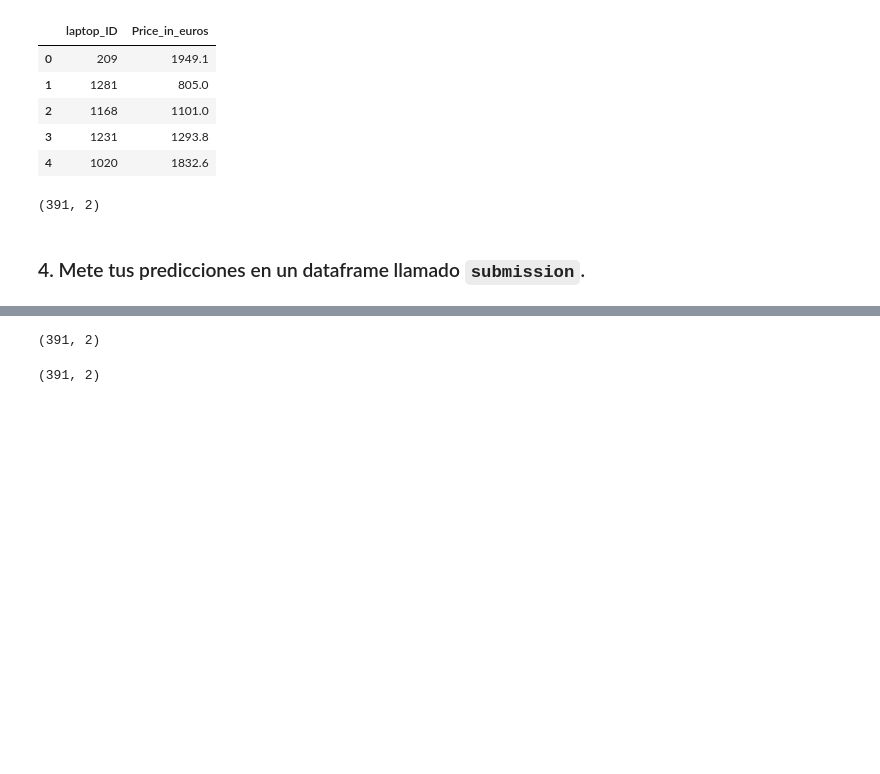
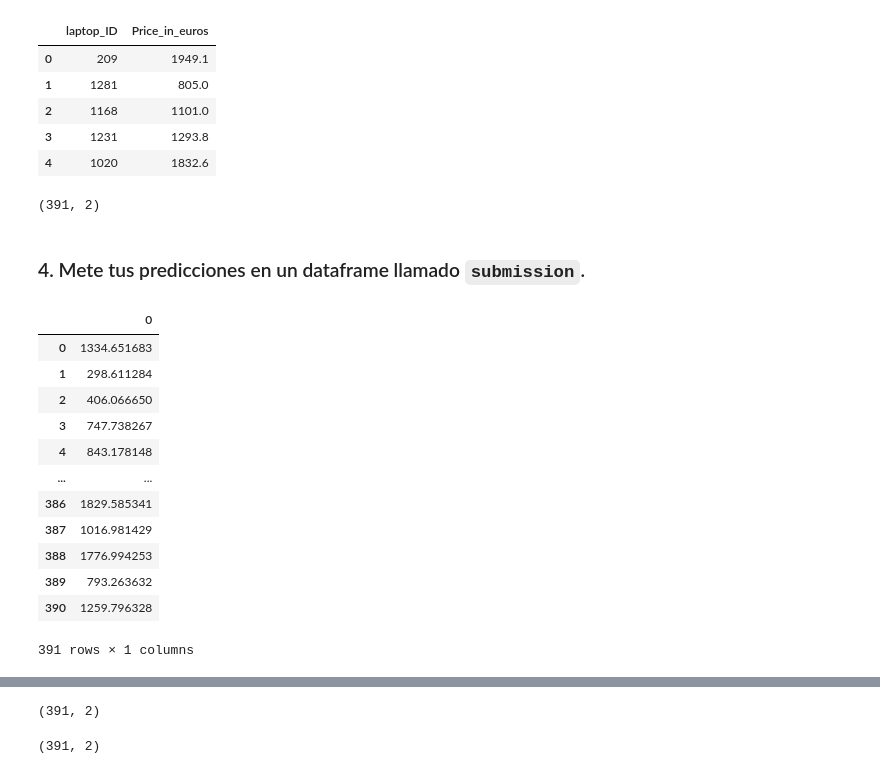
Before and after one commit to JesusGs91/ONLINE_DS_THEBRIDGE_JesusGonzalezSuarez, a Jupyter notebook: Sprint14/Kaggle/Kaggle_submission copia 2.ipynb, the cells around one changed output, grey strips where cells are left out. Saved outputs shown, nothing was run; the diff lists cells and outputs as text; code cells hidden in the pictures; blank space fills up the shorter version.

```diff
--- a/Sprint14/Kaggle/Kaggle_submission copia 2.ipynb
+++ b/Sprint14/Kaggle/Kaggle_submission copia 2.ipynb
@@ -944,6 +1073,22 @@ sample.shape
 # %%
 #¿Cómo creamos la submission?
 submission = pd.DataFrame(predictions_submit)
+# %%
+submission
+# %% [output]
+|  | 0 |
+| 0 | 1334.651683 |
+| 1 | 298.611284 |
+| 2 | 406.066650 |
+| 3 | 747.738267 |
+| 4 | 843.178148 |
+| ... | ... |
+| 386 | 1829.585341 |
+| 387 | 1016.981429 |
+| 388 | 1776.994253 |
+| 389 | 793.263632 |
+| 390 | 1259.796328 |
+391 rows × 1 columns
 # %%
 X_pred[target] = predictions_submit
 # %%
```
Also changed, not shown: parts of 36 cells of this notebook, 6 other files.
